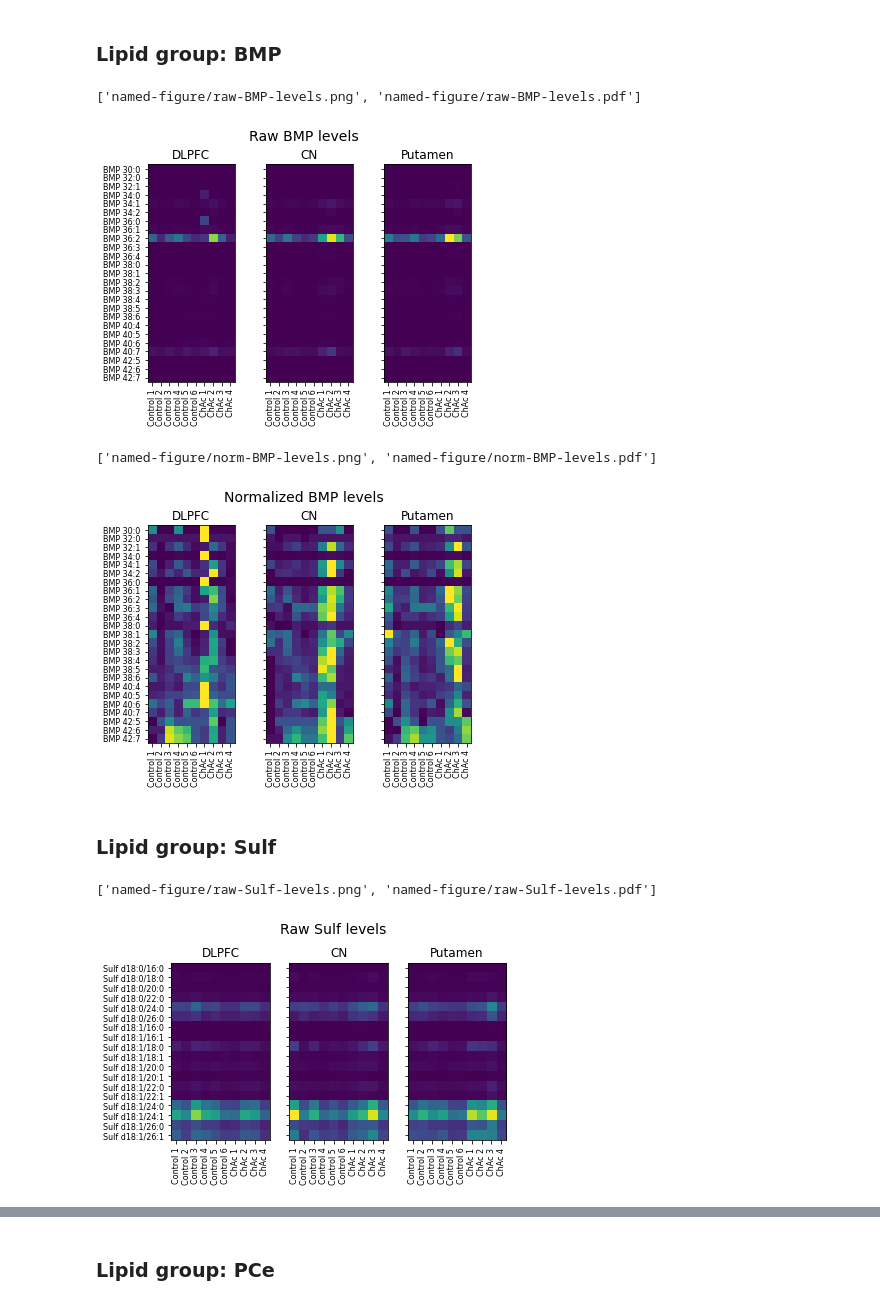
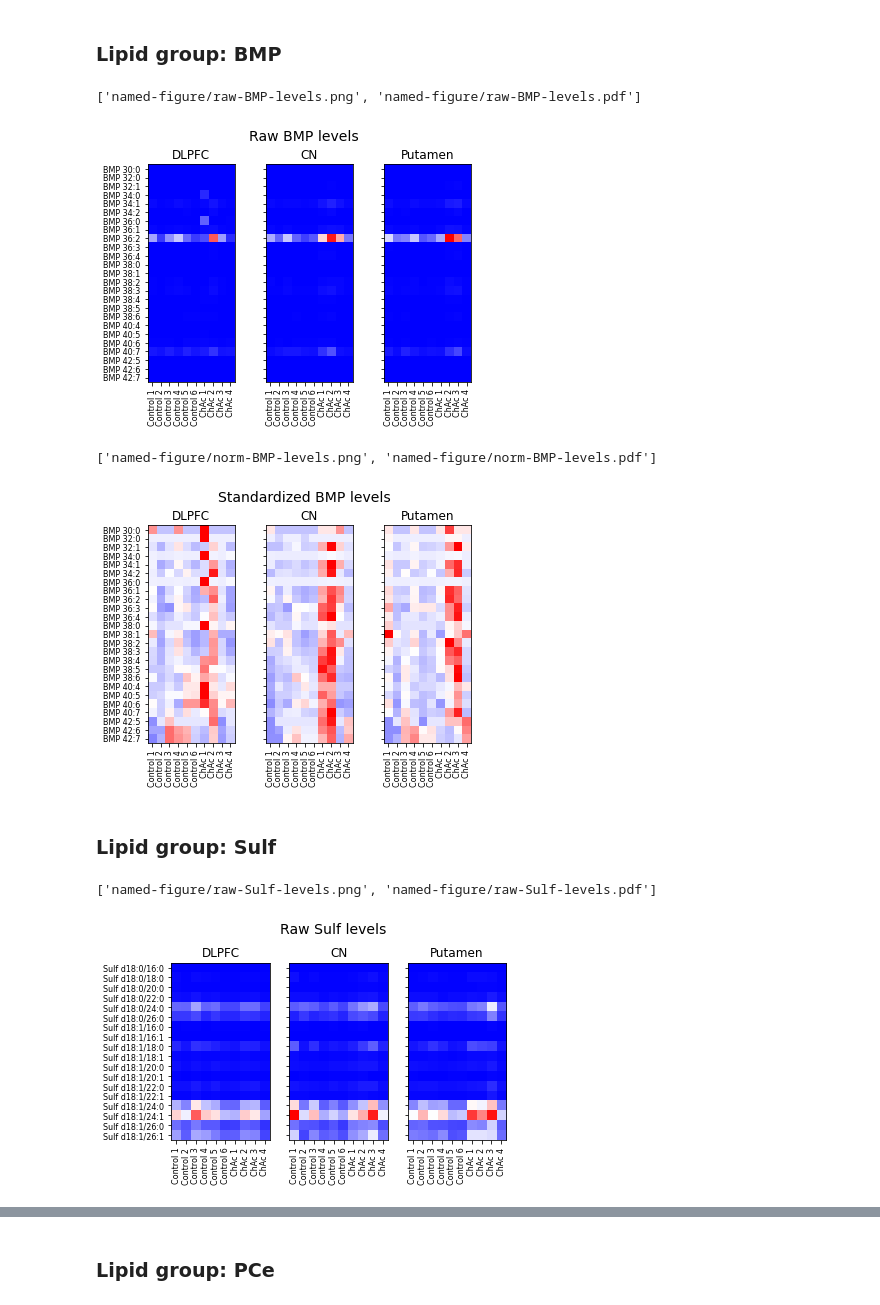
Before and after one commit to attilagk/Gabriel, a Jupyter notebook: notebooks/2022-09-04-mixed-models/2022-09-04-mixed-models.ipynb, the cells around one changed output, grey strips where cells are left out. Drawn from its saved outputs; the diff is of its cells as text; code cells hidden in the pictures.

```diff
--- a/notebooks/2022-09-04-mixed-models/2022-09-04-mixed-models.ipynb
+++ b/notebooks/2022-09-04-mixed-models/2022-09-04-mixed-models.ipynb
@@ -112,20 +114,20 @@ In other words: the levels of lipid species in a group are not identically distr
 1. In the group-level data some lipid species in a given group have larger weight than other species in that group.  (I assume that each group-level value was obtained by summing the levels of all species in that group.)
 1. The species-level data must be normalized across samples to satisfy the identical distribution assumption.
 # %%
-def heatmap(group, is_normalized, y=0.98):
-    data = norm_lipid_species if is_normalized else lipid_species
+def heatmap(group, is_standardized, y=0.98):
+    data = std_lipid_species if is_standardized else lipid_species
     fig, ax = plt.subplots(1, 3, sharey=True)
     for ix, region in enumerate(brain_regions):
         d = data.xs(group, axis=0, level=0)
-        vmin = d.min().min()
-        vmax = d.max().max()
+        vmin = -3 if is_standardized else d.min().min()
+        vmax = 3 if is_standardized else d.max().max()
         d = d.xs(region, axis=1, level=1)
-        ax[ix].imshow(d, interpolation='none', vmin=vmin, vmax=vmax)
+        ax[ix].imshow(d, cmap='bwr', interpolation='none', vmin=vmin, vmax=vmax)
         ax[ix].set_title(region)
         ax[ix].set_yticks(range(len(d)))
         ax[ix].set_yticklabels(d.index, fontsize=8)
         ax[ix].set_xticks(range(10))
         ax[ix].set_xticklabels(d.columns, rotation=90, fontsize=8)
-        prefix = 'Normalized' if is_normalized else 'Raw'
+        prefix = 'Standardized' if is_standardized else 'Raw'
         fig.suptitle(prefix + ' ' + group + ' levels', fontsize=14, y=y)
     return((fig, ax))
@@ -132,23 +152,23 @@ def heatmap(group, is_normalized, y=0.98):
 # %% [markdown]
 ### Lipid group: BMP
 # %%
-fig, ax = heatmap('BMP', is_normalized=False, y=1)
+fig, ax = heatmap('BMP', is_standardized=False, y=1)
 attila_utils.savefig(fig, 'raw-BMP-levels')
 # %% [output]
 ['named-figure/raw-BMP-levels.png', 'named-figure/raw-BMP-levels.pdf']
-[figure, old version]
+[figure, new version]
 # %%
-fig, ax = heatmap('BMP', is_normalized=True, y=1)
+fig, ax = heatmap('BMP', is_standardized=True, y=1)
 attila_utils.savefig(fig, 'norm-BMP-levels')
 # %% [output]
 ['named-figure/norm-BMP-levels.png', 'named-figure/norm-BMP-levels.pdf']
-[figure, old version]
+[figure, new version]
 # %% [markdown]
 ### Lipid group: Sulf
 # %%
-fig, ax = heatmap('Sulf', is_normalized=False, y=0.95)
+fig, ax = heatmap('Sulf', is_standardized=False, y=0.95)
 attila_utils.savefig(fig, 'raw-Sulf-levels')
 # %% [output]
 ['named-figure/raw-Sulf-levels.png', 'named-figure/raw-Sulf-levels.pdf']
-[figure, old version]
+[figure, new version]
 # %%
```
Also changed, not shown: parts of 7 cells of this notebook.
